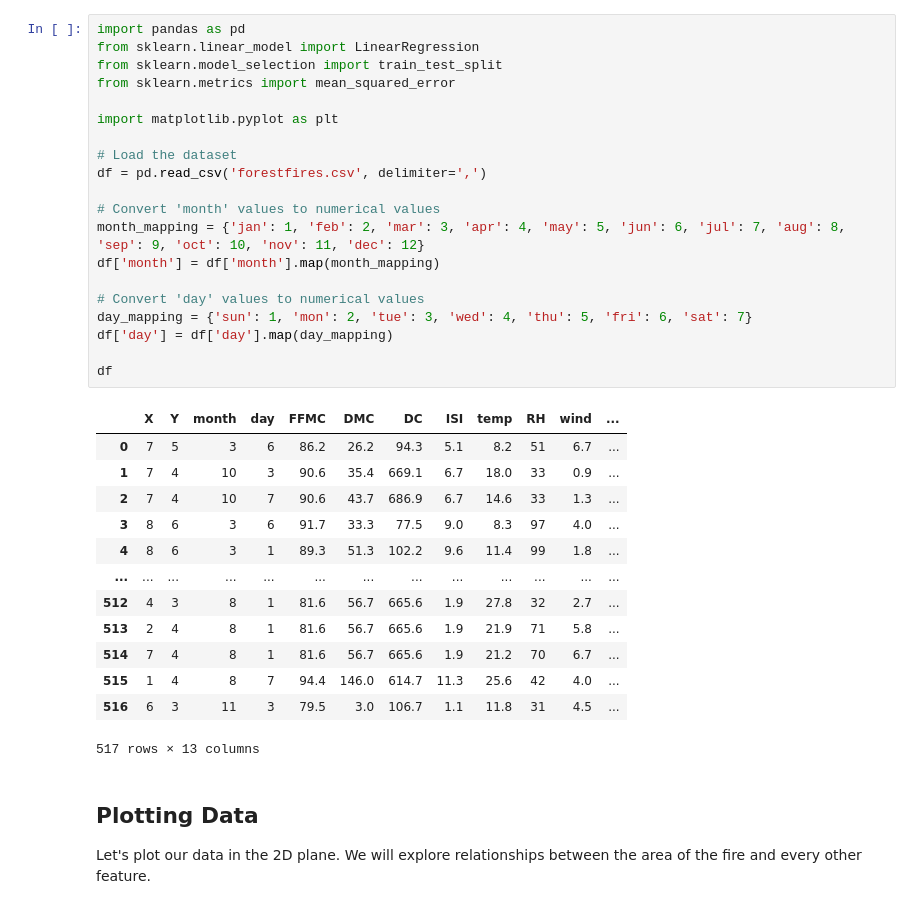
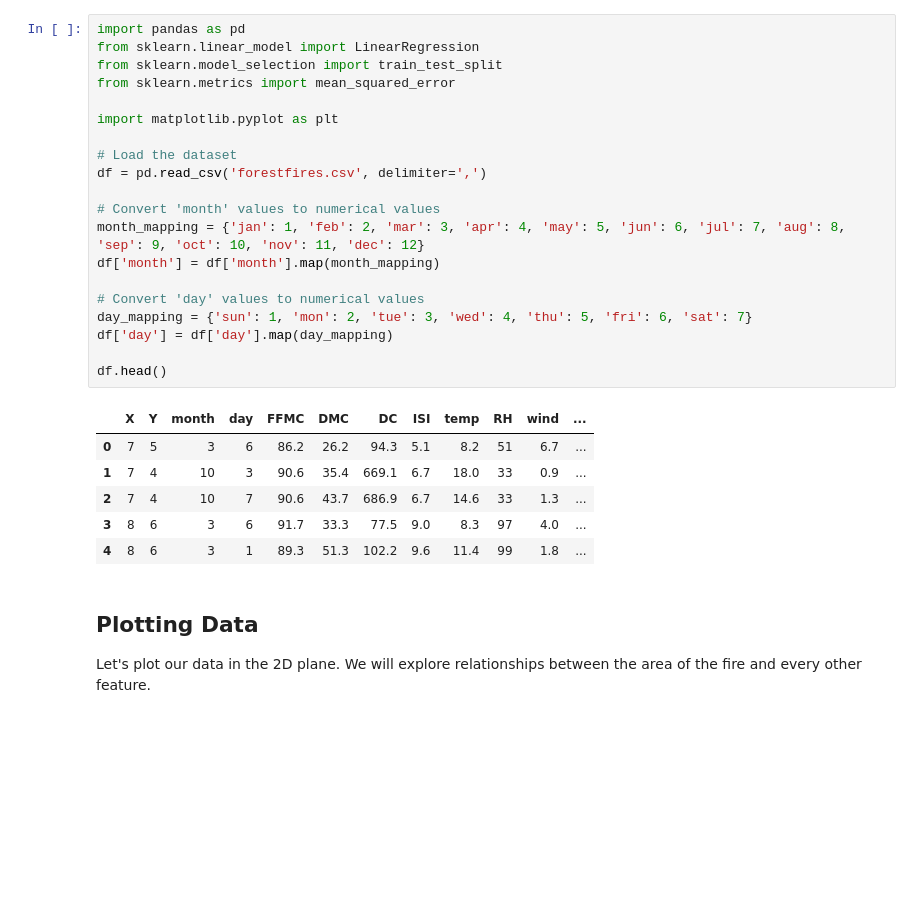
Before and after one commit to Becxster/INDE-577, a Jupyter notebook: Supervised Learning/Random Forests/random_forests.ipynb, the cells around one changed output. Cells and saved outputs as stored; diff of their text form; blank space fills up the shorter version.

Commit message:
Fixed large dataframe n RF

```diff
--- a/Supervised Learning/Random Forests/random_forests.ipynb
+++ b/Supervised Learning/Random Forests/random_forests.ipynb
@@ -1,37 +1,30 @@
 # %%
 import pandas as pd
 from sklearn.linear_model import LinearRegression
 from sklearn.model_selection import train_test_split
 from sklearn.metrics import mean_squared_error
 
 import matplotlib.pyplot as plt
 
 # Load the dataset
 df = pd.read_csv('forestfires.csv', delimiter=',')
 
 # Convert 'month' values to numerical values
 month_mapping = {'jan': 1, 'feb': 2, 'mar': 3, 'apr': 4, 'may': 5, 'jun': 6, 'jul': 7, 'aug': 8, 'sep': 9, 'oct': 10, 'nov': 11, 'dec': 12}
 df['month'] = df['month'].map(month_mapping)
 
 # Convert 'day' values to numerical values
 day_mapping = {'sun': 1, 'mon': 2, 'tue': 3, 'wed': 4, 'thu': 5, 'fri': 6, 'sat': 7}
 df['day'] = df['day'].map(day_mapping)
 
-df
+df.head()
 # %% [output]
 |  | X | Y | month | day | FFMC | DMC | DC | ISI | temp | RH | wind | ... |
 | 0 | 7 | 5 | 3 | 6 | 86.2 | 26.2 | 94.3 | 5.1 | 8.2 | 51 | 6.7 | ... |
 | 1 | 7 | 4 | 10 | 3 | 90.6 | 35.4 | 669.1 | 6.7 | 18.0 | 33 | 0.9 | ... |
 | 2 | 7 | 4 | 10 | 7 | 90.6 | 43.7 | 686.9 | 6.7 | 14.6 | 33 | 1.3 | ... |
 | 3 | 8 | 6 | 3 | 6 | 91.7 | 33.3 | 77.5 | 9.0 | 8.3 | 97 | 4.0 | ... |
 | 4 | 8 | 6 | 3 | 1 | 89.3 | 51.3 | 102.2 | 9.6 | 11.4 | 99 | 1.8 | ... |
-| ... | ... | ... | ... | ... | ... | ... | ... | ... | ... | ... | ... | ... |
-| 512 | 4 | 3 | 8 | 1 | 81.6 | 56.7 | 665.6 | 1.9 | 27.8 | 32 | 2.7 | ... |
-| 513 | 2 | 4 | 8 | 1 | 81.6 | 56.7 | 665.6 | 1.9 | 21.9 | 71 | 5.8 | ... |
-| 514 | 7 | 4 | 8 | 1 | 81.6 | 56.7 | 665.6 | 1.9 | 21.2 | 70 | 6.7 | ... |
-| 515 | 1 | 4 | 8 | 7 | 94.4 | 146.0 | 614.7 | 11.3 | 25.6 | 42 | 4.0 | ... |
-| 516 | 6 | 3 | 11 | 3 | 79.5 | 3.0 | 106.7 | 1.1 | 11.8 | 31 | 4.5 | ... |
-517 rows × 13 columns
 # %% [markdown]
 ## Plotting Data
 
```
